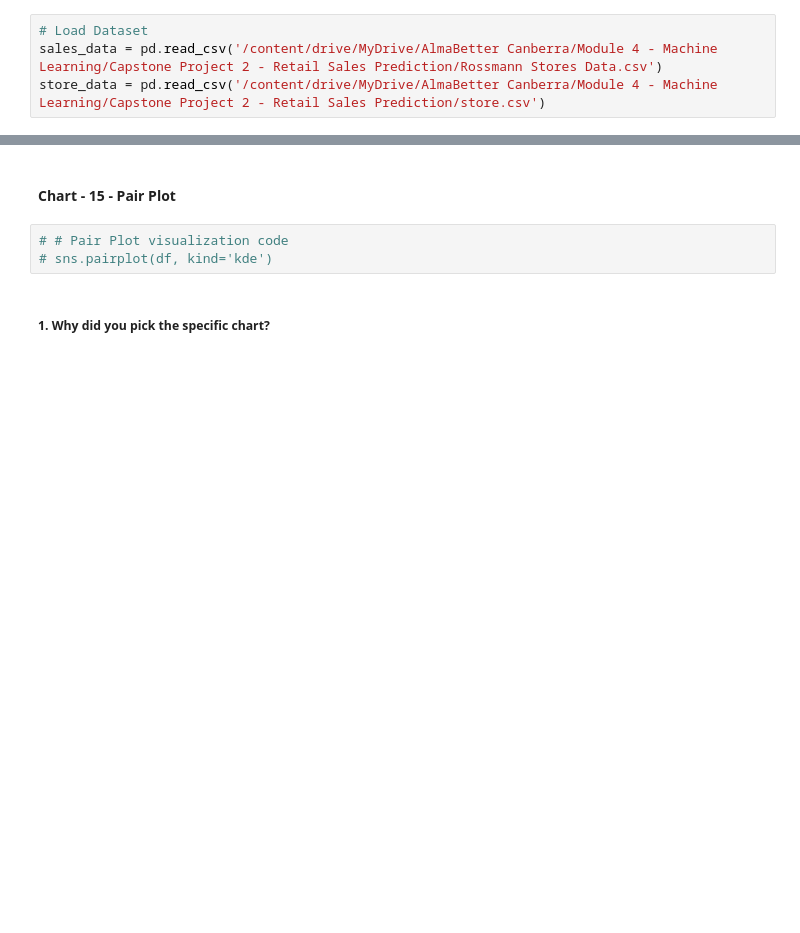
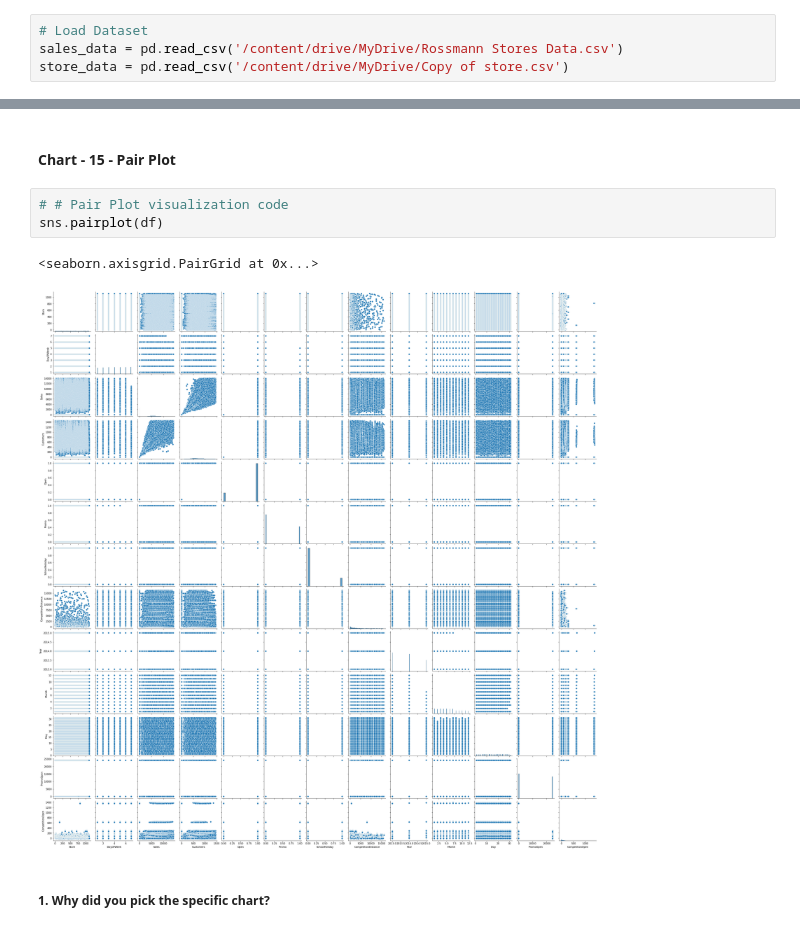
Before and after one commit to ayeshafirdose31/RossmannSalesPrediction, a Jupyter notebook: Alpha_5_SSP_Rossman_Sales_Prediction.ipynb, the cells around one changed output, grey strips where cells are left out. Drawn from its saved outputs; the diff is of its cells as text; blank space fills up the shorter version.

```diff
--- a/Alpha_5_SSP_Rossman_Sales_Prediction.ipynb
+++ b/Alpha_5_SSP_Rossman_Sales_Prediction.ipynb
@@ -201,8 +193,8 @@ warnings.filterwarnings('ignore')
 ### Dataset Loading
 # %%
 # Load Dataset
-sales_data = pd.read_csv('/content/drive/MyDrive/AlmaBetter Canberra/Module 4 - Machine Learning/Capstone Project 2 - Retail Sales Prediction/Rossmann Stores Data.csv')
-store_data = pd.read_csv('/content/drive/MyDrive/AlmaBetter Canberra/Module 4 - Machine Learning/Capstone Project 2 - Retail Sales Prediction/store.csv')
+sales_data = pd.read_csv('/content/drive/MyDrive/Rossmann Stores Data.csv')
+store_data = pd.read_csv('/content/drive/MyDrive/Copy of store.csv')
 # %% [markdown]
 ### Dataset First View
 # %%
@@ -1089,7 +1081,10 @@ We checked the multicollinearity while implementing the linear regression.
 #### Chart - 15 - Pair Plot
 # %%
 # # Pair Plot visualization code
-# sns.pairplot(df, kind='kde')
+sns.pairplot(df)
+# %% [output]
+<seaborn.axisgrid.PairGrid at 0x...>
+[figure, added]
 # %% [markdown]
 ##### 1. Why did you pick the specific chart?
 # %% [markdown]
```
Also changed, not shown: parts of 20 cells of this notebook.
